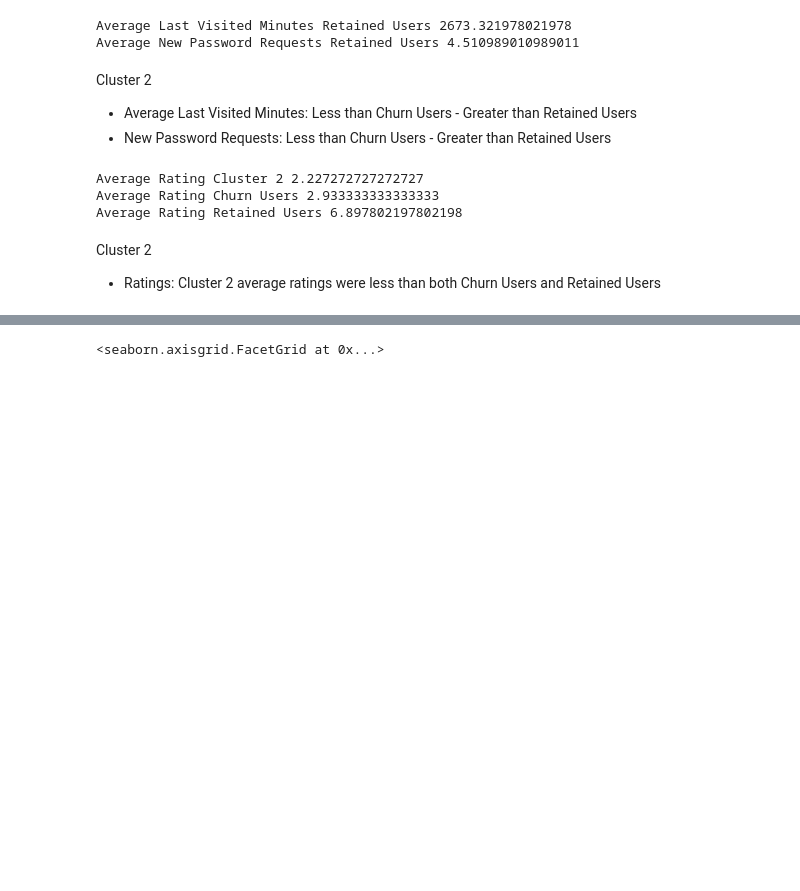
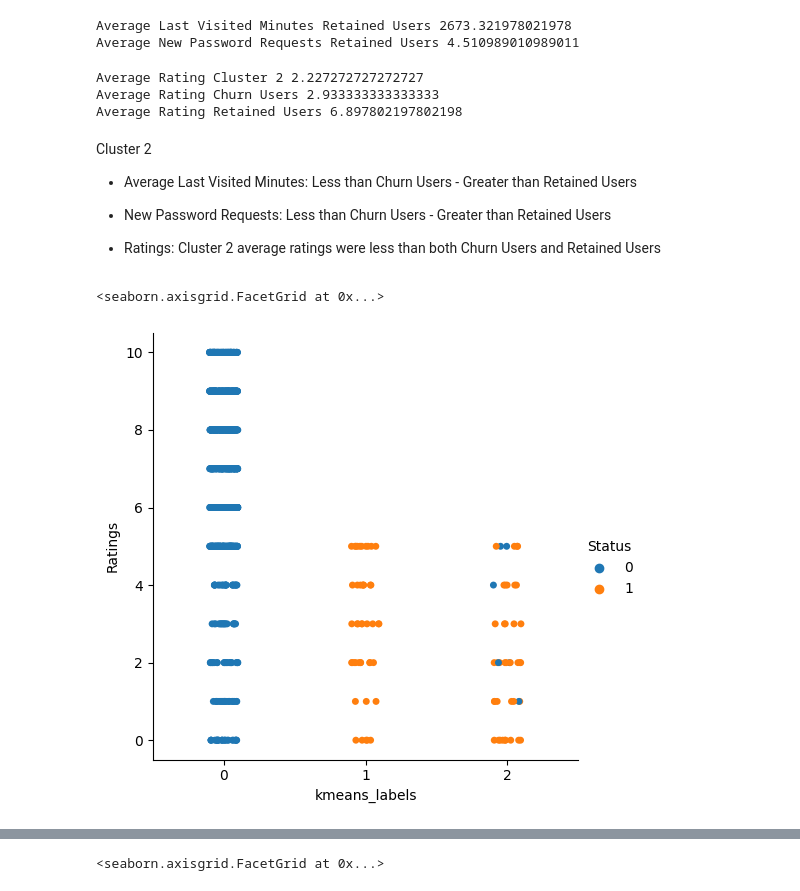
Before and after one commit to brittabeta/Data-Engineering-Duke, a Jupyter notebook: AppUserSegmentation.ipynb, the cells around one changed output, grey strips where cells are left out. Drawn from its saved outputs; the diff is of its cells as text; code cells hidden in the pictures; blank space fills up the shorter version.

```diff
--- a/AppUserSegmentation.ipynb
+++ b/AppUserSegmentation.ipynb
@@ -28,7 +28,7 @@ random_seed = 42
 # Loading Data
 # %%
 # import app use data
-path = '/userbehaviour.csv'
+path = '/content/userbehaviour.csv'
 df = pd.read_csv(path)
 df.head()
 # %% [output]
@@ -202,6 +204,7 @@ Kmeans also created cluster 2 which is a new subset of app users...
 # %%
 # investigate cluster 2
 results2_df = df.join(result_df)
+results2_df = results2_df.drop('status_labels', axis = 1)
 results2_df.head()
 # %% [output]
 |  | userid | Average Screen Time | Average Spent on App (INR) | Left Review | Ratings | New Password Request | ... |
@@ -256,10 +261,6 @@ print('Average New Password Requests Retained Users', cluster0_df['New Password
 # %% [output]
 Average Last Visited Minutes Retained Users 2673.321978021978
 Average New Password Requests Retained Users 4.510989010989011
-# %% [markdown]
-Cluster 2
-* Average Last Visited Minutes: Less than Churn Users - Greater than Retained Users
-* New Password Requests: Less than Churn Users - Greater than Retained Users
 # %%
 print('Average Rating Cluster 2', cluster2_df['Ratings'].mean())
 print('Average Rating Churn Users', cluster1_df['Ratings'].mean())
@@ -270,4 +271,12 @@ Average Rating Churn Users 2.933333333333333
 Average Rating Retained Users 6.897802197802198
 # %% [markdown]
 Cluster 2
+* Average Last Visited Minutes: Less than Churn Users - Greater than Retained Users
+* New Password Requests: Less than Churn Users - Greater than Retained Users
+
 * Ratings: Cluster 2 average ratings were less than both Churn Users and Retained Users
+# %%
+sns.catplot(data = results2_df, x = 'kmeans_labels', y = 'Ratings', hue = 'Status')
+# %% [output]
+<seaborn.axisgrid.FacetGrid at 0x...>
+[figure, added]
```
Also changed, not shown: parts of 15 cells of this notebook.
